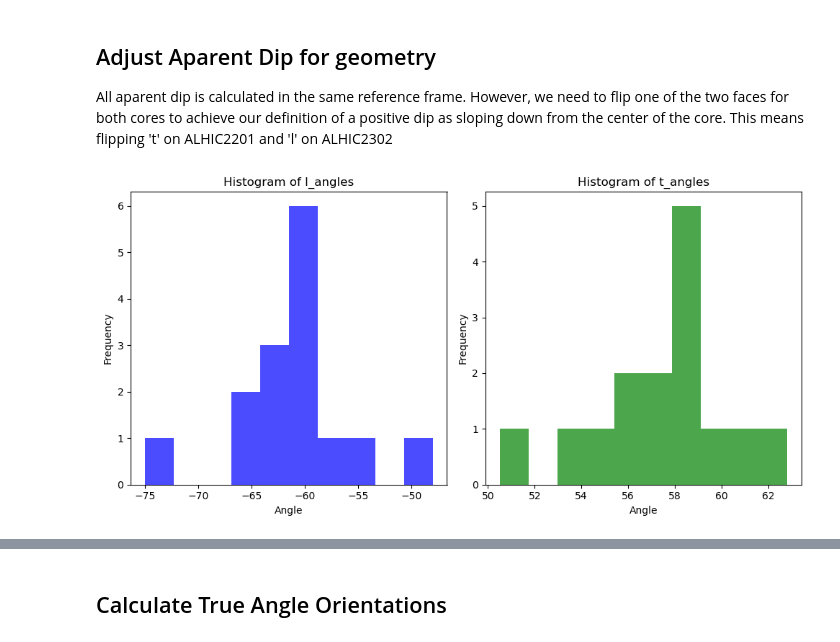
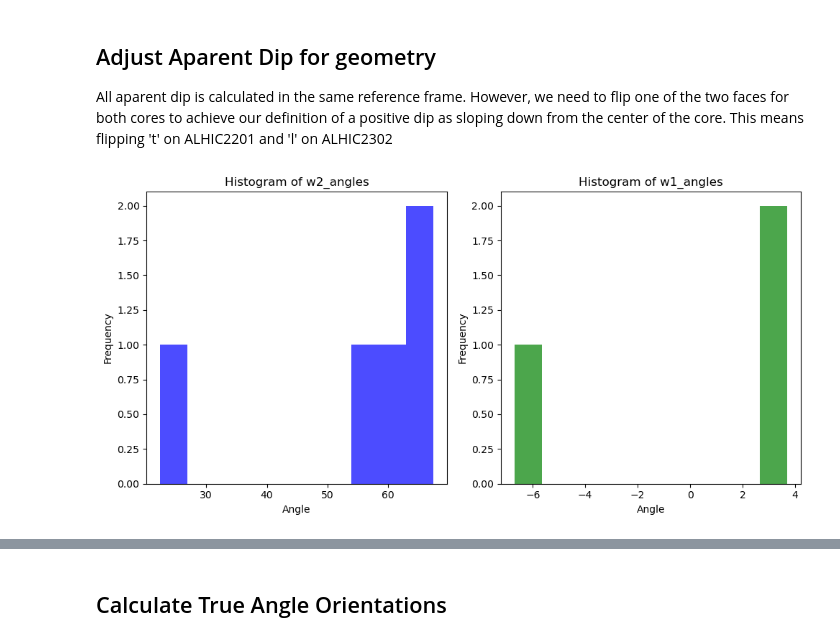
Before and after one commit to liamkirkpatrick/ECM-datascripts, a Jupyter notebook: python_scripts/cul-de-sac/orientation_plots_2401.ipynb, the cells around one changed output, grey strips where cells are left out. Cells and saved outputs as stored; diff of their text form; code cells hidden in the pictures.

```diff
--- a/python_scripts/cul-de-sac/orientation_plots_2401.ipynb
+++ b/python_scripts/cul-de-sac/orientation_plots_2401.ipynb
@@ -36,37 +30,37 @@ alhic2201 = pd.read_pickle(path_to_angles+'alhic2201_angles.df')
+# %%
+alhic2401 = pd.read_pickle(path_to_angles+'alhic2401_angles.df')
 # %% [markdown]
 ## Adjust Aparent Dip for geometry
 
 All aparent dip is calculated in the same reference frame. However, we need to flip one of the two faces for both cores to achieve our definition of a positive dip as sloping down from the center of the core. This means flipping 't' on ALHIC2201 and 'l' on ALHIC2302
 # %%
-# multiply all angles in 'AC-l-angles' by -1 in alhic2302
-for index,row in alhic2302.iterrows():
-    alhic2302.at[index,'AC-l-angles'] = list(map(lambda x: x * -1, row['AC-l-angles']))
-
-# multiply all angles in 'AC-t-angles' by -1 in alhic2201
-for index,row in alhic2201.iterrows():
-    alhic2201.at[index,'AC-t-angles'] = list(map(lambda x: x * -1, row['AC-t-angles']))
+# multiply all angles in 'AC-l-angles' by -1 in alhic2401 (assuming similar geometry to ALHIC2302)
+for index,row in alhic2401.iterrows():
+    alhic2401.at[index,'AC-w2-angles'] = list(map(lambda x: x * -1, row['AC-w2-angles']))
 # %%
-row = alhic2302[alhic2302['section'] == '40']
+# Choose a section to examine
+section_to_examine = alhic2401['section'].iloc[0]  # using the first section
+row = alhic2401[alhic2401['section'] == section_to_examine]
 
-l_angles = row['AC-l-angles'].dropna().to_list()
-t_angles = row['AC-t-angles'].dropna().to_list()
+l_angles = row['AC-w2-angles'].dropna().to_list()
+t_angles = row['AC-w1-angles'].dropna().to_list()
 
 # make a histogram of l_angles and t_angles
 fig, ax = plt.subplots(1, 2, figsize=(10, 5))
 
 # plot histogram for l_angles
 ax[0].hist(l_angles[0], bins=10, color='blue', alpha=0.7)
-ax[0].set_title('Histogram of l_angles')
+ax[0].set_title('Histogram of w2_angles')
 ax[0].set_xlabel('Angle')
 ax[0].set_ylabel('Frequency')
 
 # plot histogram for t_angles
 ax[1].hist(t_angles[0], bins=10, color='green', alpha=0.7)
-ax[1].set_title('Histogram of t_angles')
+ax[1].set_title('Histogram of w1_angles')
 ax[1].set_xlabel('Angle')
 ax[1].set_ylabel('Frequency')
 
 plt.tight_layout()
 plt.show()
 # %% [output]
-[figure, old version]
+[figure, new version]
```
Also changed, not shown: parts of 25 cells of this notebook, 9 other files.
